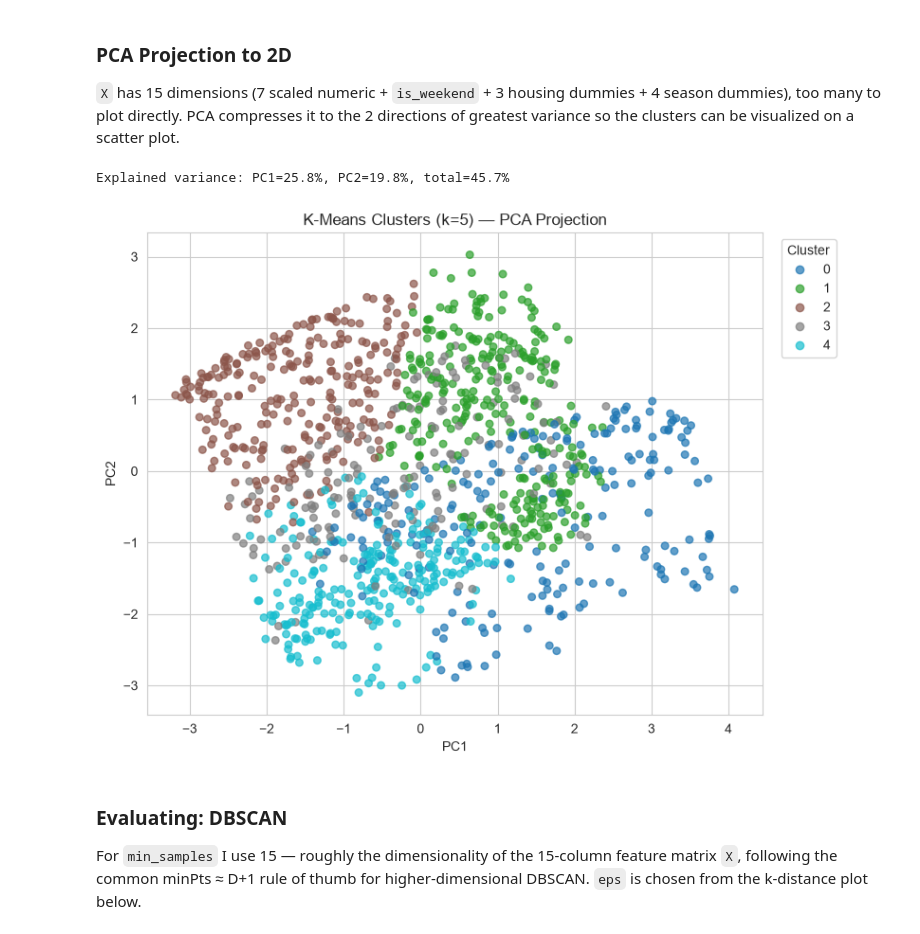
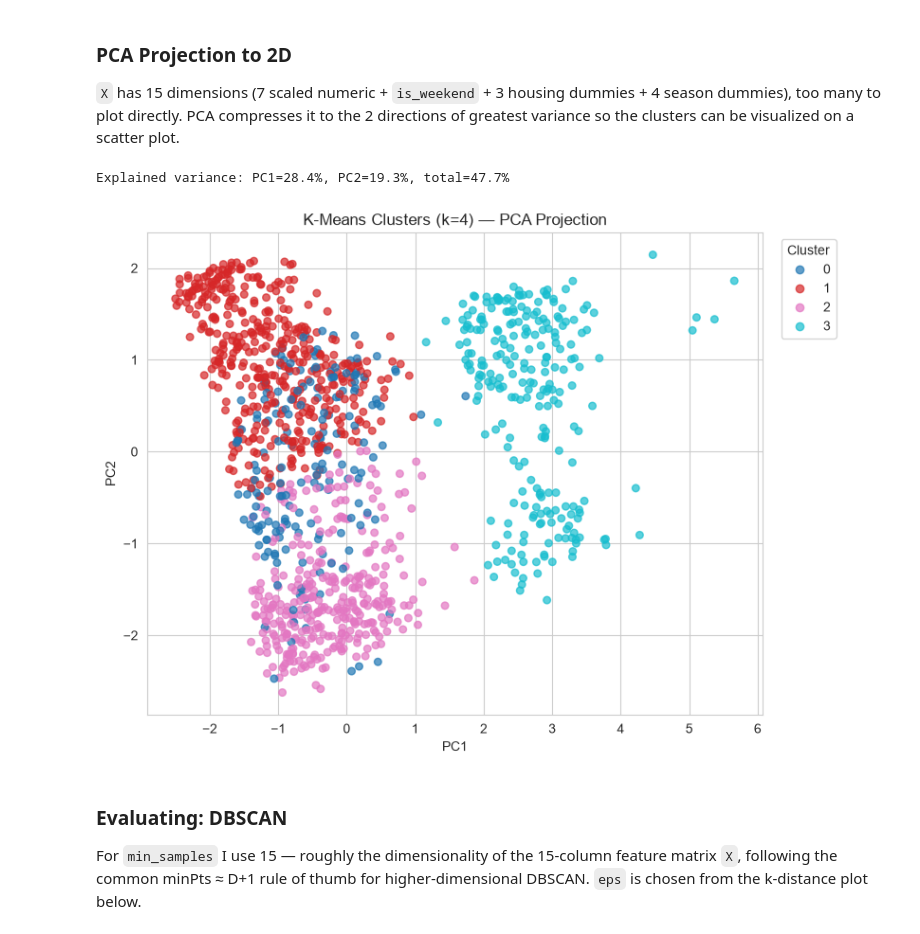
Before and after one commit to timothytzkung/Kung_Tim_Lab_Task, a Jupyter notebook: FinalAssignment/notebook.ipynb, the cells around one changed output. Drawn from its saved outputs; the diff is of its cells as text; code cells hidden in the pictures.

```diff
--- a/FinalAssignment/notebook.ipynb
+++ b/FinalAssignment/notebook.ipynb
@@ -442,6 +631,12 @@ df_features = df_sessions[FEATURE_COLUMNS].copy()
 # Charger power (kW) parsed out of the label, e.g. "Level 2 (7.2kW)" -> 7.2
 df_features["charger_power_kw"] = (
     df_features["charger_level"].str.extract(r"\(([\d.]+)kW\)").astype(float)
+)
+
+# Average delivery rate (kWh per hour plugged in) — distinguishes a session that
+# charged quickly for its duration from one that sat mostly idle.
+df_features["energy_to_duration_ratio"] = (
+    df_features["energy_kwh"] / df_features["duration_hours"]
 )
 
 # Cyclical encoding of time-of-day so hours near midnight stay close together, plus a weekend flag
@@ -470,14 +684,20 @@ df_features.head()
 # %%
 CONTINUOUS_COLUMNS = [
-    "duration_hours", "energy_kwh", "peak_overlap_ratio", "battery_soc_start",
-    "charger_power_kw", "start_hour_sin", "start_hour_cos",
+    "duration_hours", "peak_overlap_ratio", "battery_soc_start",
+    "charger_power_kw", "start_hour_sin", "start_hour_cos", "energy_to_duration_ratio",
 ]
 
 scaler = StandardScaler()
 df_features_scaled = df_features.copy()
 df_features_scaled[CONTINUOUS_COLUMNS] = scaler.fit_transform(df_features[CONTINUOUS_COLUMNS])
 
-# Numeric feature matrix ready for PCA / t-SNE / UMAP and clustering
-X = df_features_scaled.values
+# X is built explicitly from CONTINUOUS_COLUMNS plus the binary/dummy columns —
+# NOT from every column in df_features_scaled — so that `energy_kwh` (redundant
+# with battery_soc_start, see the check above) is excluded from clustering
+# entirely rather than sneaking back in unscaled.
+DUMMY_COLUMNS = [c for c in df_features.columns if c.startswith("housing_") or c.startswith("season_")]
+MODEL_COLUMNS = CONTINUOUS_COLUMNS + ["is_weekend"] + DUMMY_COLUMNS
+
+X = df_features_scaled[MODEL_COLUMNS].values
 df_features_scaled.head()
 # %% [output]
@@ -558,5 +778,5 @@ Here, I fit KMeans with the chosen k=5 and inspect what each cluster actually re
 # %%
-kmeans_final = KMeans(n_clusters=5, random_state=RANDOM_STATE, n_init=10)
+kmeans_final = KMeans(n_clusters=4, random_state=RANDOM_STATE, n_init=10)
 df_sessions["KMeans_Cluster"] = kmeans_final.fit_predict(X)
 df_features["KMeans_Cluster"] = df_sessions["KMeans_Cluster"]
 
@@ -623,21 +841,21 @@ The `housing_type` and `season` breakdowns above are nearly identical to the dat
 # %%
 pca = PCA(n_components=2, random_state=RANDOM_STATE)
 X_pca = pca.fit_transform(X)
 
 print(f"Explained variance: PC1={pca.explained_variance_ratio_[0]:.1%}, "
       f"PC2={pca.explained_variance_ratio_[1]:.1%}, total={pca.explained_variance_ratio_.sum():.1%}")
 
 plt.figure(figsize=(8, 6))
 scatter = plt.scatter(X_pca[:, 0], X_pca[:, 1], c=df_sessions["KMeans_Cluster"], cmap="tab10", alpha=0.7, s=30)
 plt.xlabel("PC1")
 plt.ylabel("PC2")
-plt.title("K-Means Clusters (k=5) — PCA Projection")
+plt.title("K-Means Clusters (k=4) — PCA Projection")
 plt.legend(*scatter.legend_elements(), title="Cluster", bbox_to_anchor=(1.02, 1), loc="upper left")
 plt.tight_layout()
 plt.show()
 # %% [output]
-Explained variance: PC1=25.8%, PC2=19.8%, total=45.7%
+Explained variance: PC1=28.4%, PC2=19.3%, total=47.7%
-[figure, old version]
+[figure, new version]
 # %% [markdown]
 ### Evaluating: DBSCAN
 
```
Also changed, not shown: parts of 32 cells of this notebook, 1 other file.
